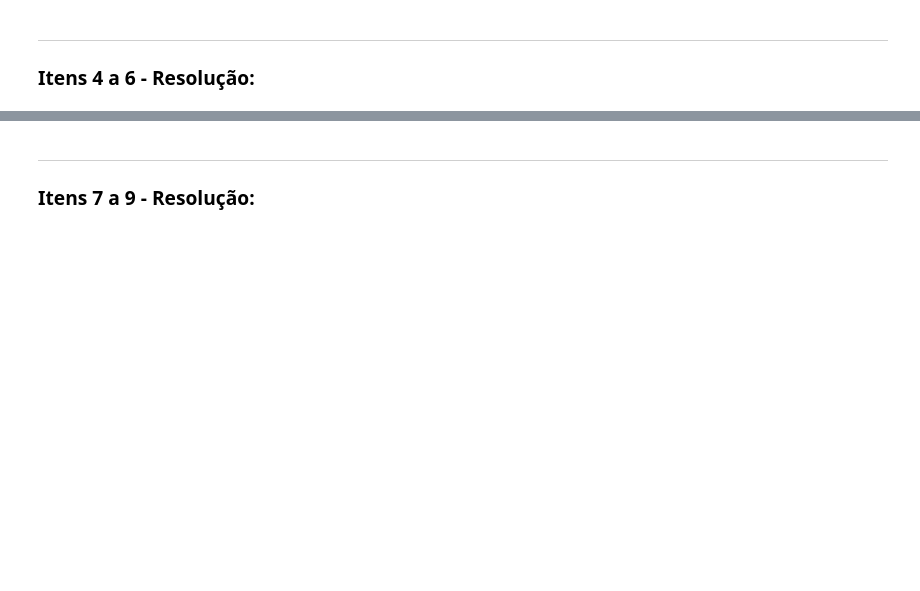
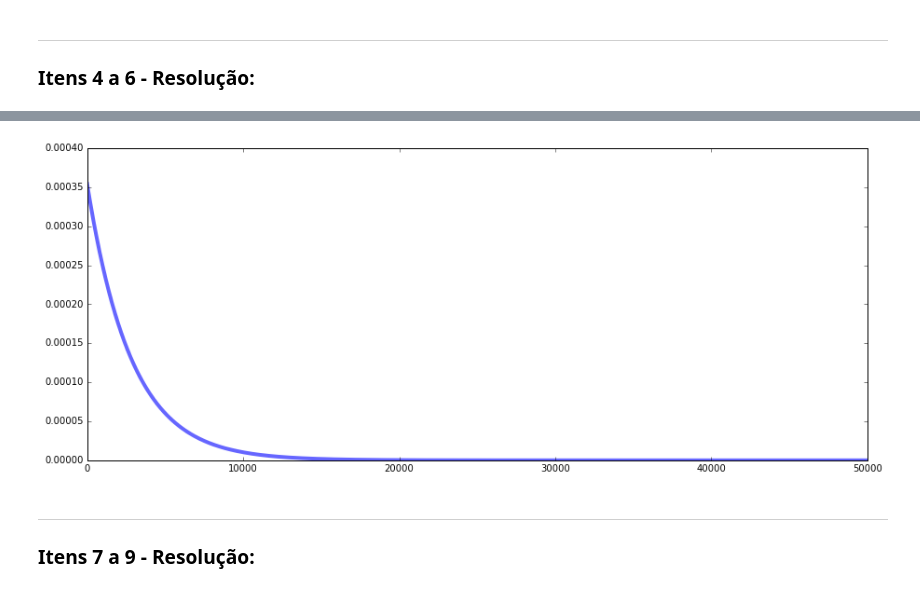
Before and after one commit to claraluques/CD, a Jupyter notebook: MiniProjeto1/MiniProjeto1 - Clara.ipynb, the cells around one changed output, grey strips where cells are left out. Cells and saved outputs as stored; diff of their text form; code cells hidden in the pictures; blank space fills up the shorter version.

```diff
--- a/MiniProjeto1/MiniProjeto1 - Clara.ipynb
+++ b/MiniProjeto1/MiniProjeto1 - Clara.ipynb
@@ -103,3 +125,12 @@ plt.plot(x, stats.expon.pdf(x),
+# %%
+'''Fit na exponencial'''
+
+victor = stats.expon.fit(chegadas)
+plt.figure(figsize=(15,6))
+plt.plot(x, stats.expon.pdf(x,victor[0], victor[1]),'b-', lw=4, alpha=0.6)
+plt.show()
+# %% [output]
+[figure, added]
 # %% [markdown]
 ___
 ### Itens 7 a 9 - Resolução:
```
Also changed, not shown: parts of 17 cells of this notebook.
